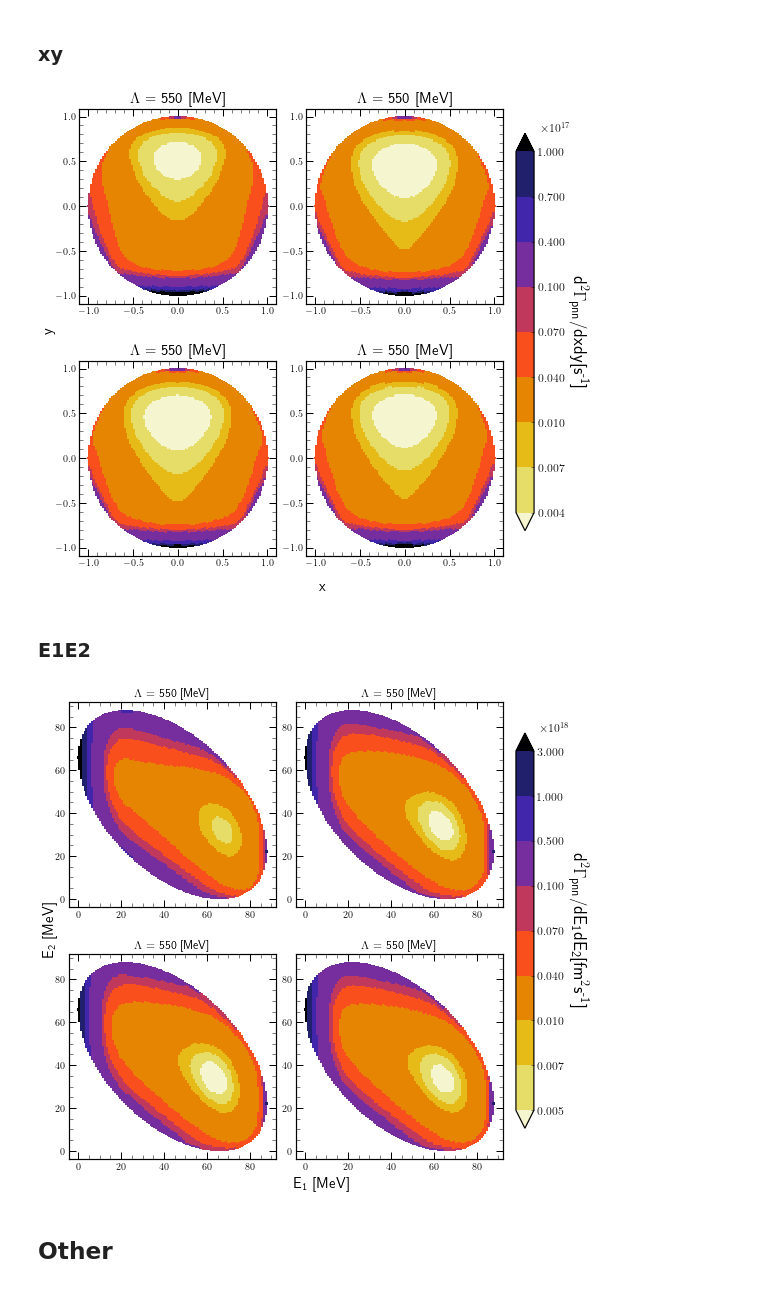
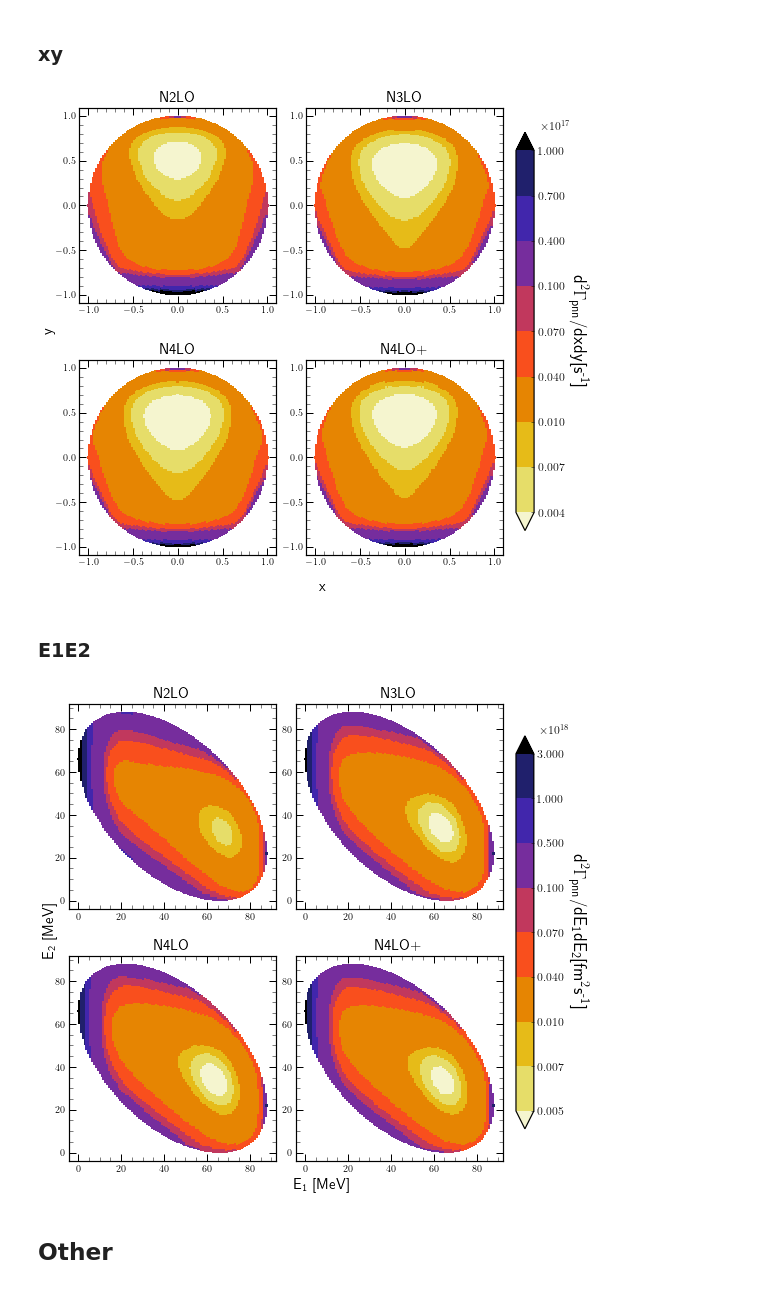
Before and after one commit to VitaliiUr/thesis, a Jupyter notebook: PlotData/PION/Dalitz_maps/figures_PION.ipynb, the cells around one changed output. Saved outputs shown, nothing was run; the diff lists cells and outputs as text; code cells hidden in the pictures.

```diff
--- a/PlotData/PION/Dalitz_maps/figures_PION.ipynb
+++ b/PlotData/PION/Dalitz_maps/figures_PION.ipynb
@@ -459,7 +459,8 @@ for force, ax in zip(FORCES[2:], axes.flat):
                     cmap=cmap, norm=norm_x,
                     marker="s", s=6.5, edgecolors='none')
     ax.set_aspect('equal', adjustable='box')
-    ax.set_title(f"$\Lambda$ = {350 + 50*(cut+1)} [MeV]", size=15)
+    # ax.set_title(f"$\Lambda$ = {350 + 50*(cut+1)} [MeV]", size=15)
+    ax.set_title(force, size=15)
     plt.minorticks_on()
     ax.set_xticks(ticks=np.arange(-1, 1.1, 0.5))
     ax.set_yticks(ticks=np.arange(-1, 1.1, 0.5))
@@ -476,7 +477,7 @@ cbar.set_label(label=r"d$^2\Gamma_{\text{pnn}}$/dxdy[s$^\text{-1}$]", size=18, r
 plt.savefig("./figures/Dalitz_map_pnn_xy_orders.pdf", dpi=600, facecolor="white")
 plt.show()
 # %% [output]
-[figure, old version]
+[figure, new version]
 # %% [markdown]
 ### E1E2
 # %%
@@ -493,29 +494,30 @@ norm_e = mpl.colors.BoundaryNorm(bounds_e, cmap.N, extend='both')
 # %%
 fig, axes = plt.subplots(2, 2, figsize=(7.5,7), constrained_layout=True)
 fig.supxlabel(r"E$_\text{1}$ [MeV]", y=-0.02, size=15)
 fig.supylabel(r"E$_\text{2}$ [MeV]", x=-0.02, size=15)
 
 for force, ax in zip(FORCES[2:], axes.flat):
     p = ax.scatter(df_e_orders[force].ELAB1, df_e_orders[force].ELAB2, c=df_e_orders[force].val*factor,
                 cmap=cmap, norm=norm_e,
                 marker="s", s=6.5, edgecolors='none')
     ax.set_aspect('equal', adjustable='box')
-    ax.set_title(f"$\Lambda$ = {400 + 50*cut} [MeV]")
+    # ax.set_title(f"$\Lambda$ = {400 + 50*cut} [MeV]")
+    ax.set_title(force, size=15)
     plt.minorticks_on()
     ax.tick_params(which='minor', direction='in', length=4, width=0.5, top=True, right=True)
     ax.tick_params(which='major', direction='in', length=7, width=1, top=True, right=True)
     # plt.grid(which='major', alpha=0.3)
 cbar = fig.colorbar(p, ax=axes.ravel().tolist(), shrink=0.8, pad=0.03)
 cbar.ax.minorticks_off()
 cbar.ax.get_yaxis().get_offset_text().set_x(3.0)
 cbar.ax.get_yaxis().get_offset_text().set_fontsize(12)
 cbar.ax.tick_params(labelsize=12)
 cbar.set_label(label=r"d$^2\Gamma_{\text{pnn}}$/dE$_\text{1}$dE$_\text{2}$[fm$^2$s$^\text{-1}$]",
                size=18, rotation=-90, labelpad=25)
 
 plt.savefig("./figures/Dalitz_map_pnn_E1E2_orders.pdf", dpi=600, facecolor="white")
 # %% [output]
-[figure, old version]
+[figure, new version]
 # %% [markdown]
 ## Other
 # %% [markdown]
```
Also changed, not shown: 4 other files.
